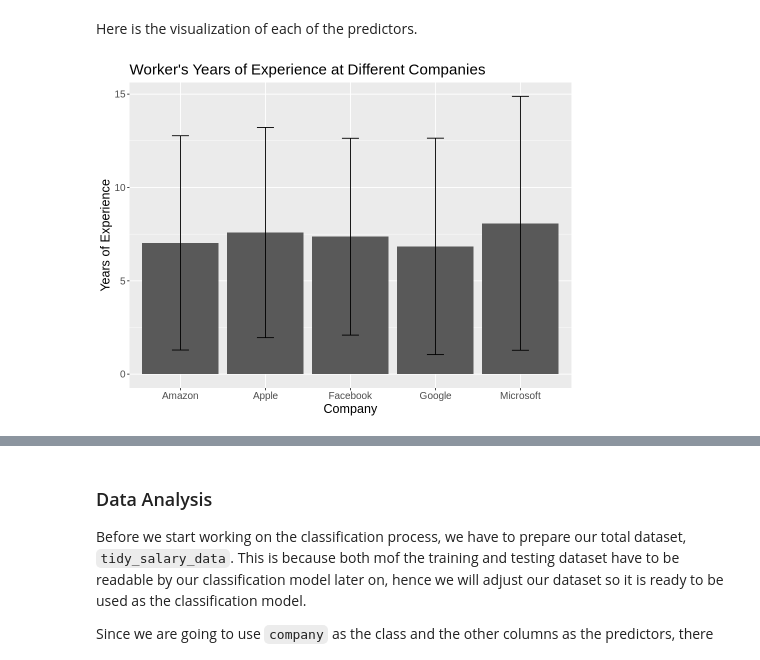
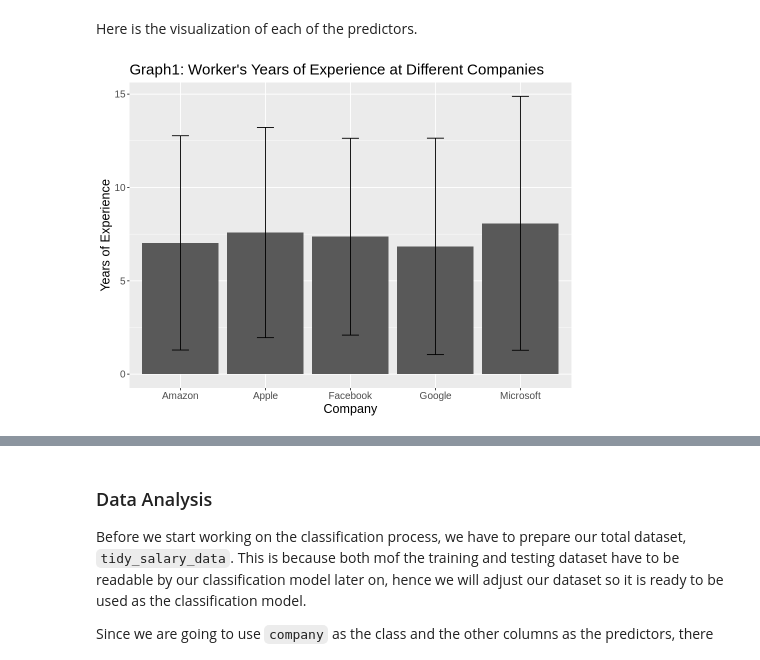
Before and after one commit to EdrickBelmiro/CareerPredictorDSCI100, a Jupyter notebook: Report Group19.ipynb, the cells around one changed output, grey strips where cells are left out. Drawn from its saved outputs; the diff is of its cells as text; code cells hidden in the pictures.

```diff
--- a/Report Group19.ipynb
+++ b/Report Group19.ipynb
@@ -238,14 +238,14 @@ Here is the visualization of each of the predictors.
 # %%
 options(repr.plot.width = 8, repr.plot.height = 6)
 data_for_vis_bar <- data_train |> group_by(company) |>
                 summarize(mean_yoe=mean(yearsofexperience), sd_yoe=sd(yearsofexperience))
 #data_for_vis_bar
 yoe_vis_bar <-  data_for_vis_bar |>
                 ggplot(aes(x=company, y=mean_yoe)) +
                 geom_bar(stat="identity") +
                 geom_errorbar(aes(x=company, ymin=mean_yoe-sd_yoe,ymax=mean_yoe+sd_yoe, width=.2)) +
-                labs(title="Worker's Years of Experience at Different Companies", x="Company", y="Years of Experience") +
+                labs(title="Graph1: Worker's Years of Experience at Different Companies", x="Company", y="Years of Experience") +
                 theme(text = element_text(size=15))
 yoe_vis_bar
 # %% [output]
-[figure, old version]
+[figure, new version]
```
Also changed, not shown: parts of 15 cells of this notebook.
